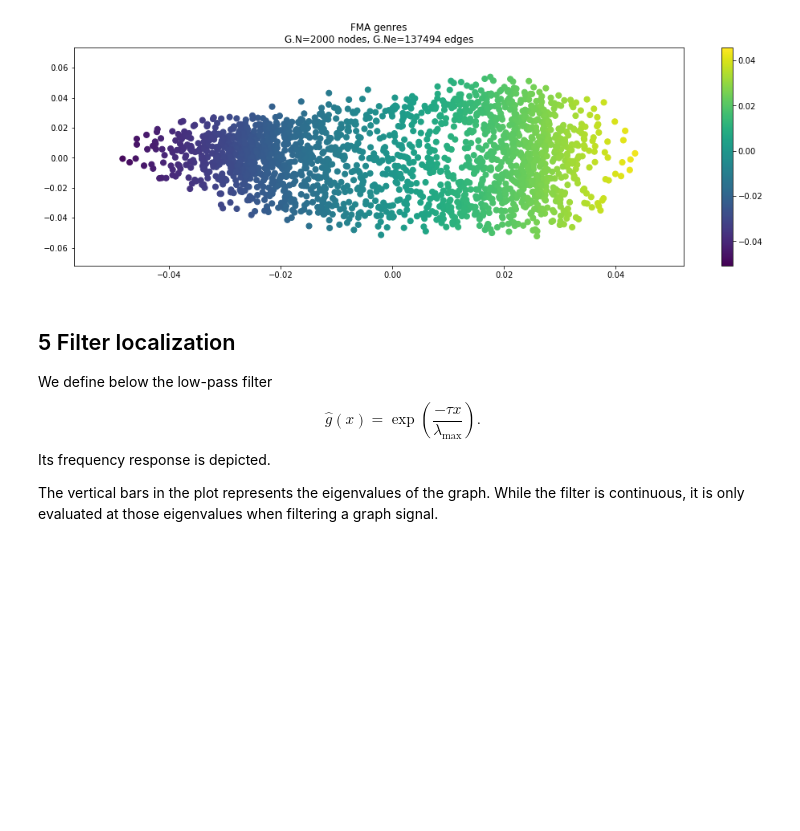
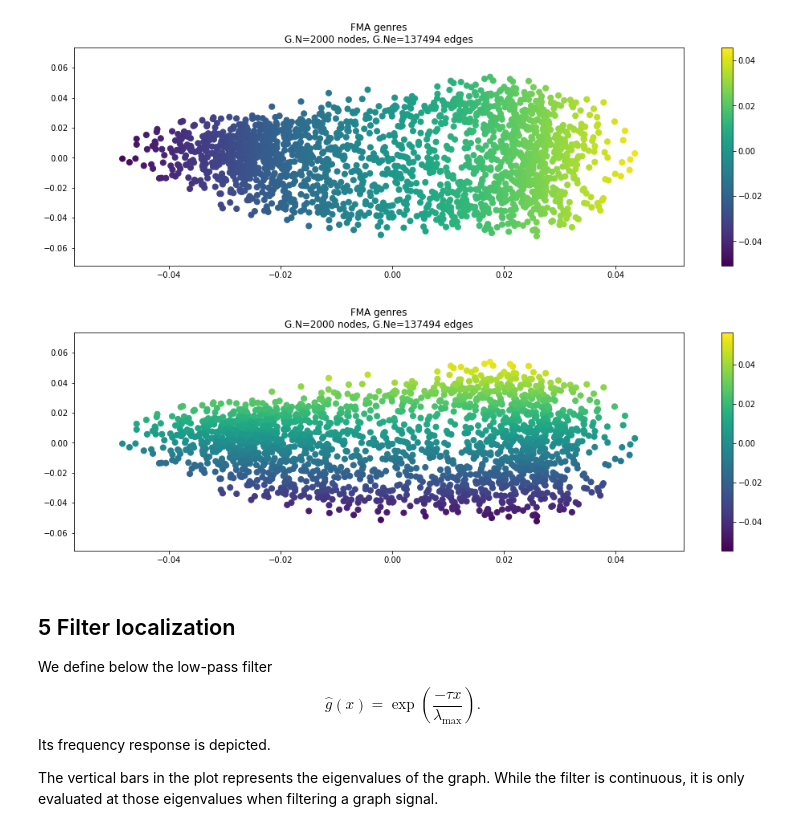
Before and after one commit to SilentBoulevard/ntds_2017, a Jupyter notebook: assignments/04_graph_signal_processing.ipynb, the cells around one changed output. Cells and saved outputs as stored; diff of their text form; code cells hidden in the pictures; blank space fills up the shorter version.

```diff
--- a/assignments/04_graph_signal_processing.ipynb
+++ b/assignments/04_graph_signal_processing.ipynb
@@ -111,6 +105,11 @@ Hint:
 G.plot_signal(G.U[:, 1], vertex_size=50)
 # %% [output]
 [figure]
+# %%
+#Plotting the third eigenvector, seeing an variation along y-axis
+G.plot_signal(G.U[:, 2], vertex_size=50)
+# %% [output]
+[figure, added]
 # %% [markdown]
 ## 5 Filter localization
 
```
Also changed, not shown: parts of 19 cells of this notebook.
